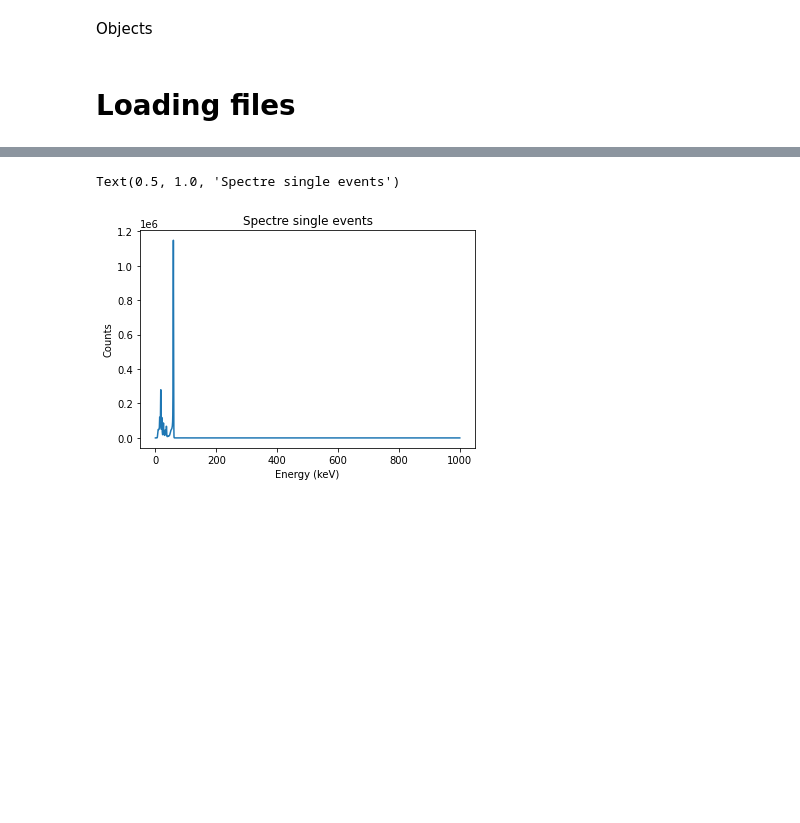
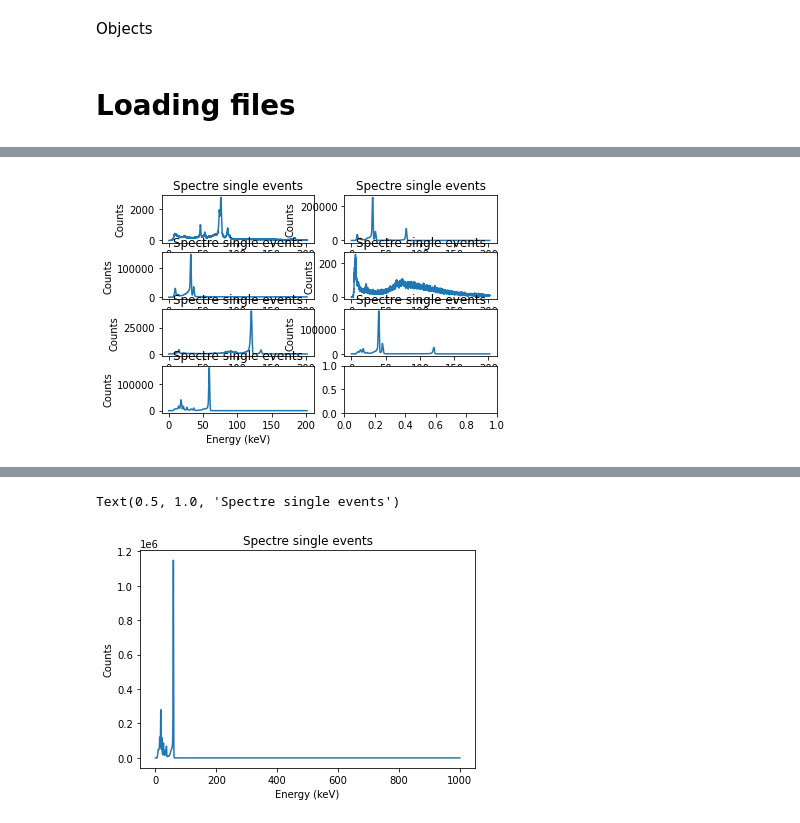
Before and after one commit to FelipeMFO/phd-data-wrangling, a Jupyter notebook: notebooks/eda.ipynb, the cells around one changed output, grey strips where cells are left out. Drawn from its saved outputs; the diff is of its cells as text; code cells hidden in the pictures; blank space fills up the shorter version.

```diff
--- a/notebooks/eda.ipynb
+++ b/notebooks/eda.ipynb
@@ -76,0 +108,12 @@ See the caveats in the documentation: https://pandas.pydata.org/pandas-docs/stab
+# %%
+fig, axs = plt.subplots(nrows=4, ncols=2)
+#line1, = axs.plot(x, y)
+for key, ax in zip(energies.keys(), axs.flat):
+    spectre, bins = np.histogram(energies[key],range = (0,300),bins = 3000)
+
+    ax.plot(bins[:-1],spectre)
+    ax.set_xlabel("Energy (keV)")
+    ax.set_ylabel("Counts")
+    ax.set_title("Spectre single events")
+# %% [output]
+[figure, added]
```
Also changed, not shown: parts of 35 cells of this notebook, 2 other files.
